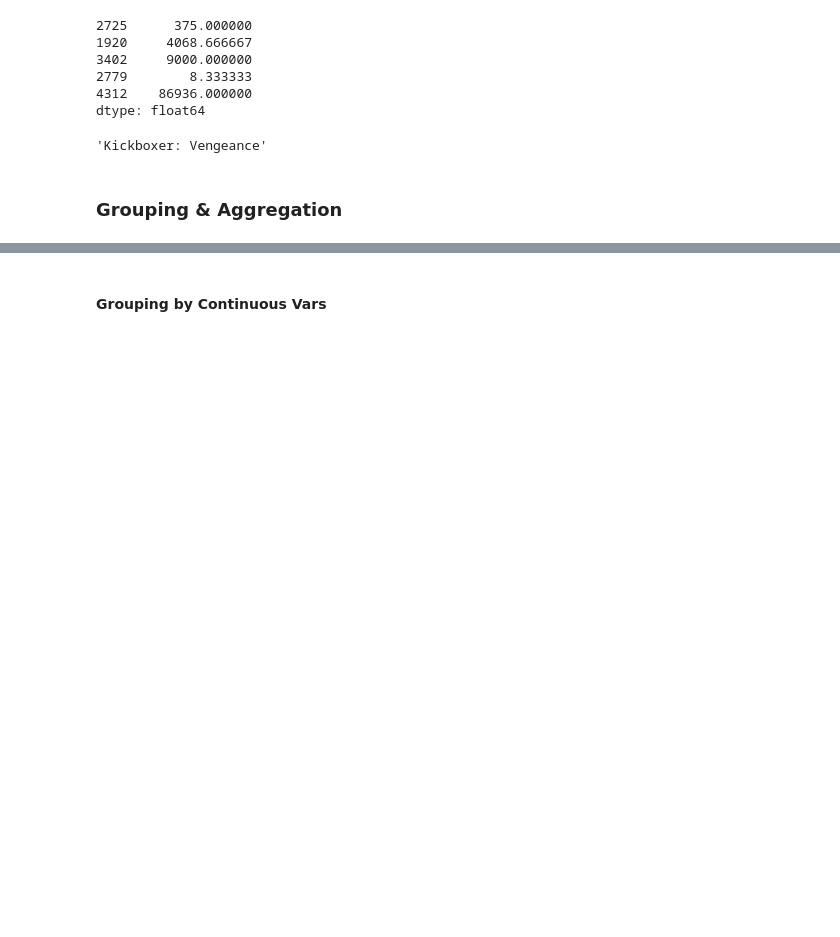
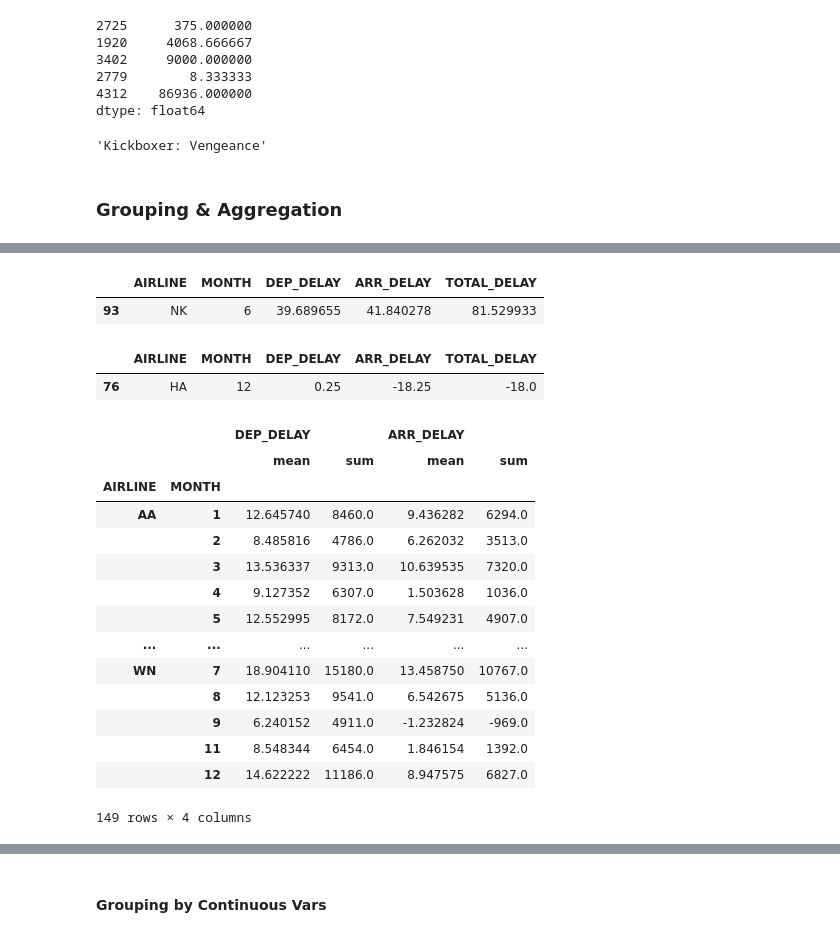
Before and after one commit to Young4424/ML_DL_practice, a Jupyter notebook: 02_데이터프레임의_이해와_처리.ipynb, the cells around one changed output, grey strips where cells are left out. Cells and saved outputs as stored; diff of their text form; code cells hidden in the pictures; blank space fills up the shorter version.

```diff
--- a/02_데이터프레임의_이해와_처리.ipynb
+++ b/02_데이터프레임의_이해와_처리.ipynb
@@ -798,3 +798,5 @@ movie.loc[4312]['movie_title']
 'Kickboxer: Vengeance'
 # %% [markdown]
 ### Grouping & Aggregation
+# %%
+flights = pd.read_csv(PATH + "flights.csv")
@@ -800,0 +867,28 @@ movie.loc[4312]['movie_title']
+# %%
+tmp.nlargest(1,'TOTAL_DELAY')
+# %% [output]
+|  | AIRLINE | MONTH | DEP_DELAY | ARR_DELAY | TOTAL_DELAY |
+| 93 | NK | 6 | 39.689655 | 41.840278 | 81.529933 |
+# %%
+tmp.nsmallest(1,'TOTAL_DELAY')
+# %% [output]
+|  | AIRLINE | MONTH | DEP_DELAY | ARR_DELAY | TOTAL_DELAY |
+| 76 | HA | 12 | 0.25 | -18.25 | -18.0 |
+# %%
+flights.groupby(['AIRLINE','MONTH'])[['DEP_DELAY','ARR_DELAY']].agg(['mean','sum']) # 함수 여러개를 적용시킴
+# %% [output]
+|  |  | DEP_DELAY |  | ARR_DELAY |  |
+|  |  | mean | sum | mean | sum |
+| AIRLINE | MONTH |  |  |  |  |
+| AA | 1 | 12.645740 | 8460.0 | 9.436282 | 6294.0 |
+|  | 2 | 8.485816 | 4786.0 | 6.262032 | 3513.0 |
+|  | 3 | 13.536337 | 9313.0 | 10.639535 | 7320.0 |
+|  | 4 | 9.127352 | 6307.0 | 1.503628 | 1036.0 |
+|  | 5 | 12.552995 | 8172.0 | 7.549231 | 4907.0 |
+| ... | ... | ... | ... | ... | ... |
+| WN | 7 | 18.904110 | 15180.0 | 13.458750 | 10767.0 |
+|  | 8 | 12.123253 | 9541.0 | 6.542675 | 5136.0 |
+|  | 9 | 6.240152 | 4911.0 | -1.232824 | -969.0 |
+|  | 11 | 8.548344 | 6454.0 | 1.846154 | 1392.0 |
+|  | 12 | 14.622222 | 11186.0 | 8.947575 | 6827.0 |
+149 rows × 4 columns
```
Also changed, not shown: parts of 15 cells of this notebook.
